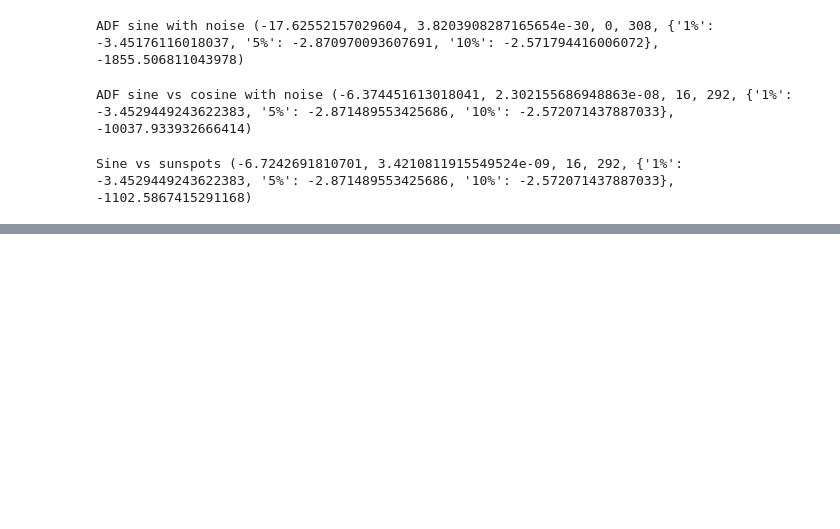
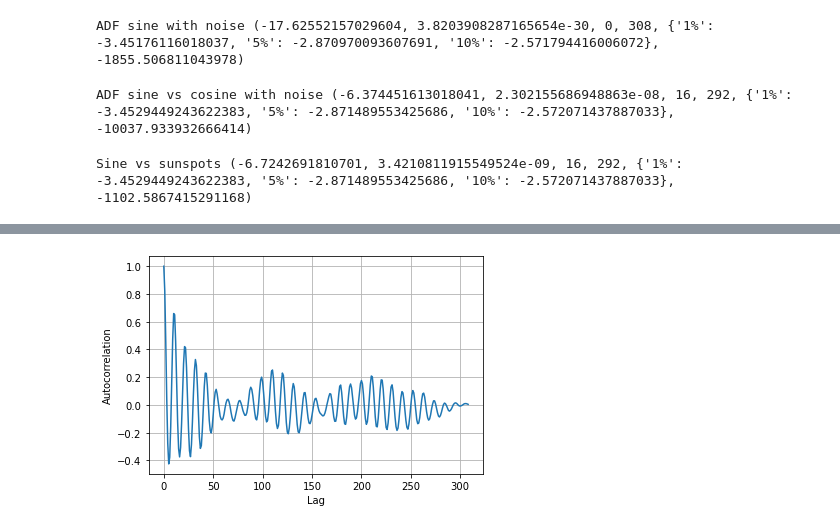
Before and after one commit to lh77x7/Python-data-analysis, a Jupyter notebook: chap8/chap8-signal_time_Processing.ipynb, the cells around one changed output, grey strips where cells are left out. Saved outputs shown, nothing was run; the diff lists cells and outputs as text; code cells hidden in the pictures; blank space fills up the shorter version.

```diff
--- a/chap8/chap8-signal_time_Processing.ipynb
+++ b/chap8/chap8-signal_time_Processing.ipynb
@@ -125,0 +150,34 @@ Sine vs sunspots (-6.7242691810701, 3.4210811915549524e-09, 16, 292, {'1%': -3.4
+# %%
+# autocorrelation
+
+# import needful libraries
+import pandas as pd
+import numpy as np
+import statsmodels.api as sm
+import matplotlib.pyplot as plt
+
+# read the dataset
+data = sm.datasets.sunspots.load_pandas().data
+
+# calculate autocorrelation using numpy
+dy = data.SUNACTIVITY - np.mean(data.SUNACTIVITY)
+dy_square = np.sum(dy ** 2)
+
+# cross-correlation
+sun_correlated = np.correlate(dy, dy, mode='full') / dy_square
+result = sun_correlated[int(len(sun_correlated)/2):]
+
+# display the chart
+plt.plot(result)
+
+# display grid
+plt.grid(True)
+
+# add labels
+plt.xlabel("Lag")
+plt.ylabel("Autocorrelation")
+
+# display the chart
+plt.show()
+# %% [output]
+[figure, added]
```
Also changed, not shown: parts of 11 cells of this notebook.
